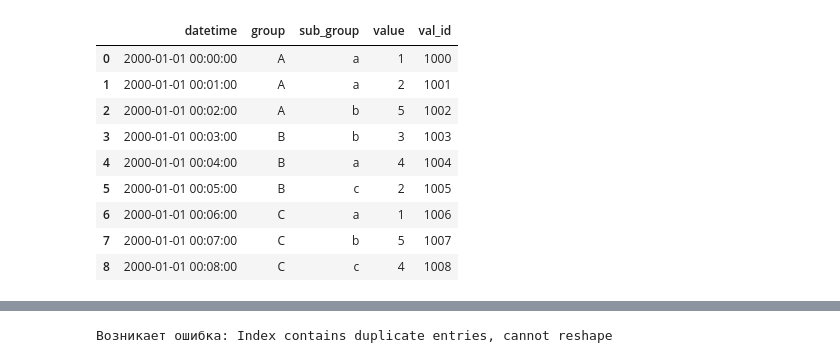
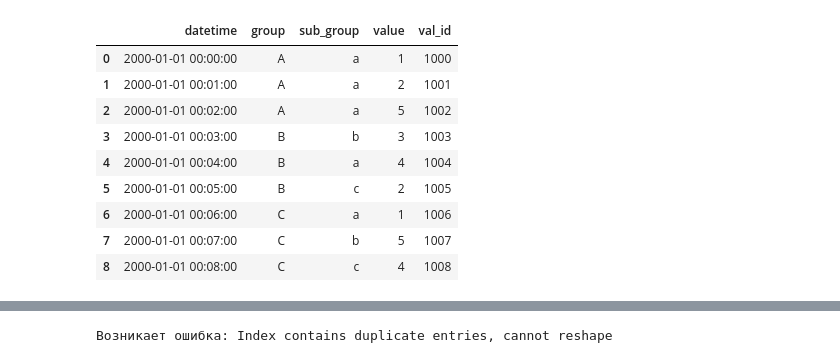
Before and after one commit to Saxsafon/Analysis, a Jupyter notebook: Python/Processing/Pivot_tables.ipynb, the cells around one changed output, grey strips where cells are left out. Cells and saved outputs as stored; diff of their text form; code cells hidden in the pictures.

```diff
--- a/Python/Processing/Pivot_tables.ipynb
+++ b/Python/Processing/Pivot_tables.ipynb
@@ -67,18 +75,18 @@ data.head()
 # %%
 simple_data = pd.DataFrame({
-    'datetime': pd.date_range('1/1/2000', periods=9, freq='T'),
+    'datetime': pd.date_range('1/1/2000', periods=9, freq='min'),
     'group' : ['A', 'A', 'A', 'B', 'B', 'B', 'C', 'C', 'C'],
-    'sub_group': ['a','a', 'b','b','a','c','a','b','c'],
+    'sub_group': ['a','a', 'a','b','a','c','a','b','c'],
     'value': [1,2,5,3,4,2,1,5,4],
     'val_id': ['1000','1001','1002','1003','1004','1005','1006','1007','1008']
 })
 
 simple_data
 # %% [output]
 |  | datetime | group | sub_group | value | val_id |
 | 0 | 2000-01-01 00:00:00 | A | a | 1 | 1000 |
 | 1 | 2000-01-01 00:01:00 | A | a | 2 | 1001 |
-| 2 | 2000-01-01 00:02:00 | A | b | 5 | 1002 |
+| 2 | 2000-01-01 00:02:00 | A | a | 5 | 1002 |
 | 3 | 2000-01-01 00:03:00 | B | b | 3 | 1003 |
 | 4 | 2000-01-01 00:04:00 | B | a | 4 | 1004 |
 | 5 | 2000-01-01 00:05:00 | B | c | 2 | 1005 |
```
Also changed, not shown: parts of 41 cells of this notebook.
